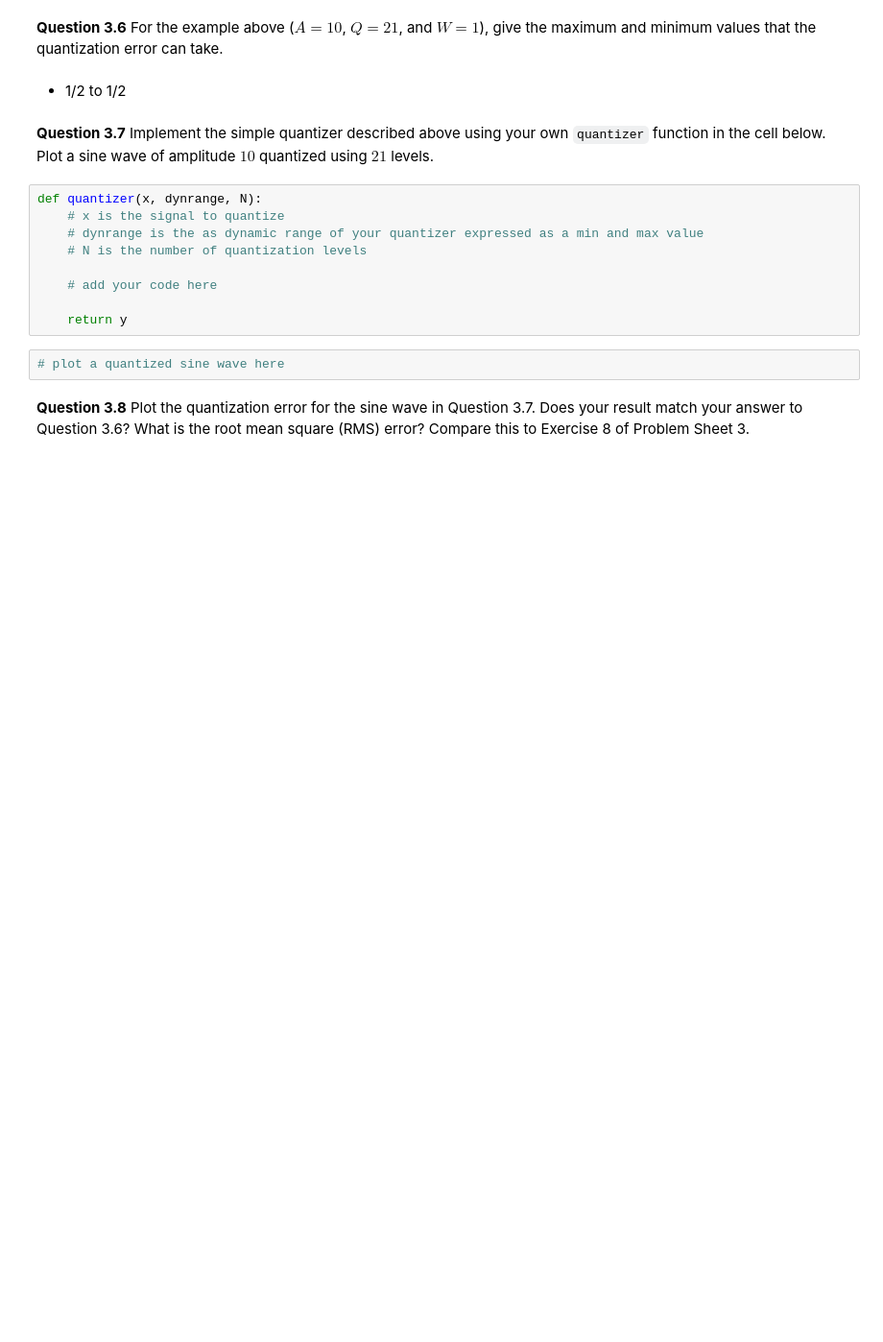
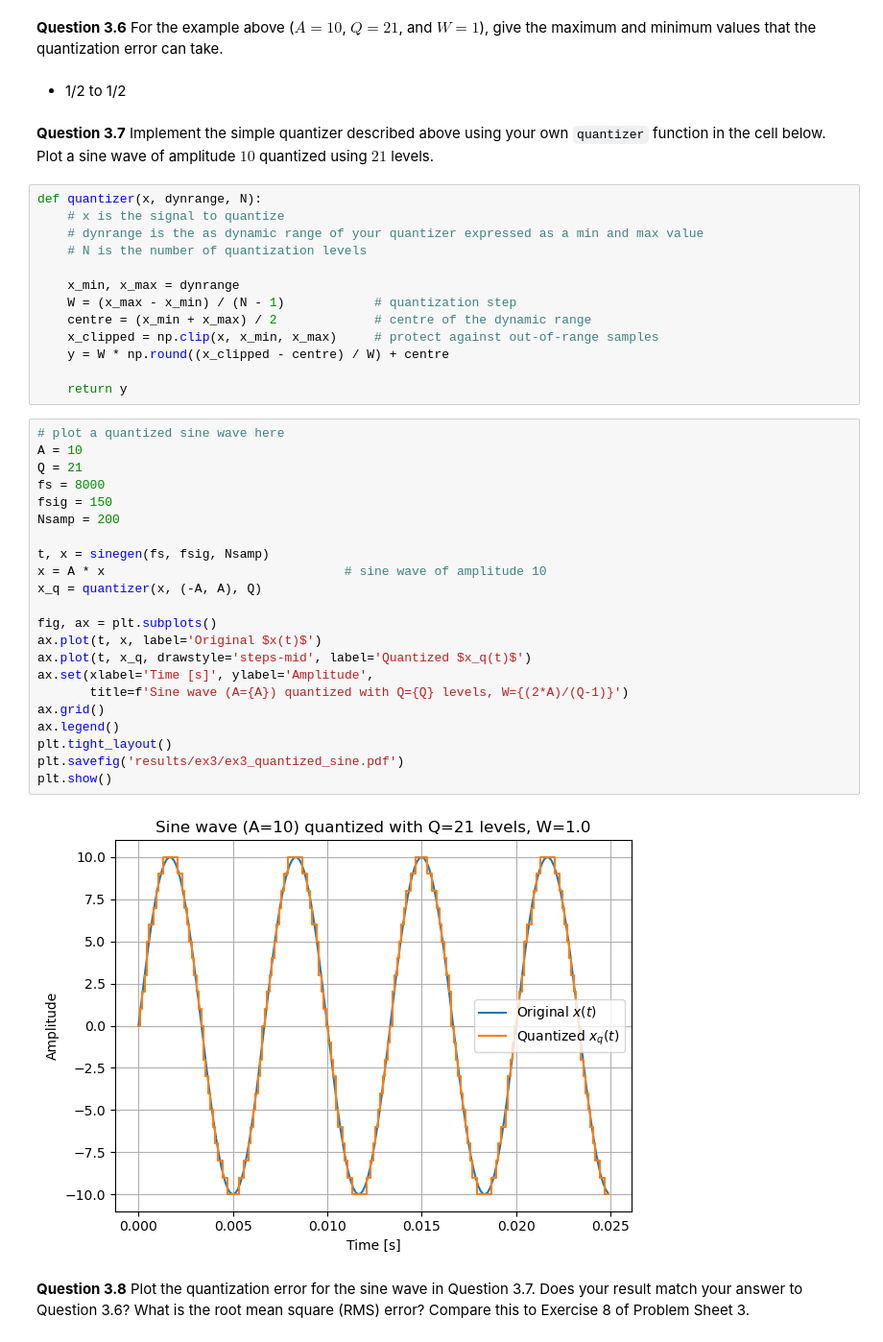
Before and after one commit to LH-and-FPGA/sap-EE2-SS-LAB, a Jupyter notebook: EX3 - Sampling.ipynb, the cells around one changed output. Shown at 96% size. Saved outputs shown, nothing was run; the diff lists cells and outputs as text; blank space fills up the shorter version.

```diff
--- a/EX3 - Sampling.ipynb
+++ b/EX3 - Sampling.ipynb
@@ -147,11 +147,37 @@ def quantizer(x, dynrange, N):
     # dynrange is the as dynamic range of your quantizer expressed as a min and max value
     # N is the number of quantization levels
 
-    # add your code here
+    x_min, x_max = dynrange
+    W = (x_max - x_min) / (N - 1)            # quantization step
+    centre = (x_min + x_max) / 2             # centre of the dynamic range
+    x_clipped = np.clip(x, x_min, x_max)     # protect against out-of-range samples
+    y = W * np.round((x_clipped - centre) / W) + centre
 
     return y
 # %%
 # plot a quantized sine wave here
+A = 10
+Q = 21
+fs = 8000
+fsig = 150
+Nsamp = 200
+
+t, x = sinegen(fs, fsig, Nsamp)
+x = A * x                                # sine wave of amplitude 10
+x_q = quantizer(x, (-A, A), Q)
+
+fig, ax = plt.subplots()
+ax.plot(t, x, label='Original $x(t)$')
+ax.plot(t, x_q, drawstyle='steps-mid', label='Quantized $x_q(t)$')
+ax.set(xlabel='Time [s]', ylabel='Amplitude',
+       title=f'Sine wave (A={A}) quantized with Q={Q} levels, W={(2*A)/(Q-1)}')
+ax.grid()
+ax.legend()
+plt.tight_layout()
+plt.savefig('results/ex3/ex3_quantized_sine.pdf')
+plt.show()
+# %% [output]
+[figure, added]
 # %% [markdown]
 **Question 3.8** Plot the quantization error for the sine wave in Question 3.7. Does your result match your answer to Question 3.6? What is the root mean square (RMS) error? Compare this to Exercise 8 of Problem Sheet 3.
 # %%
```
Also changed, not shown: parts of 1 cell of this notebook, 2 other files.
